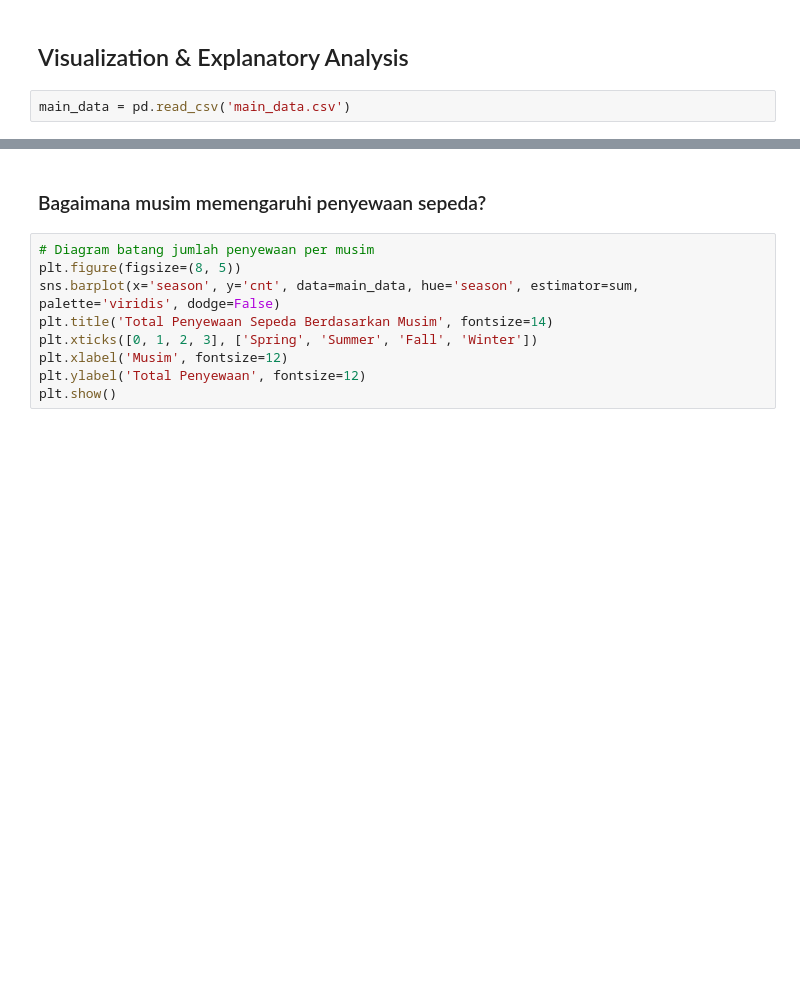
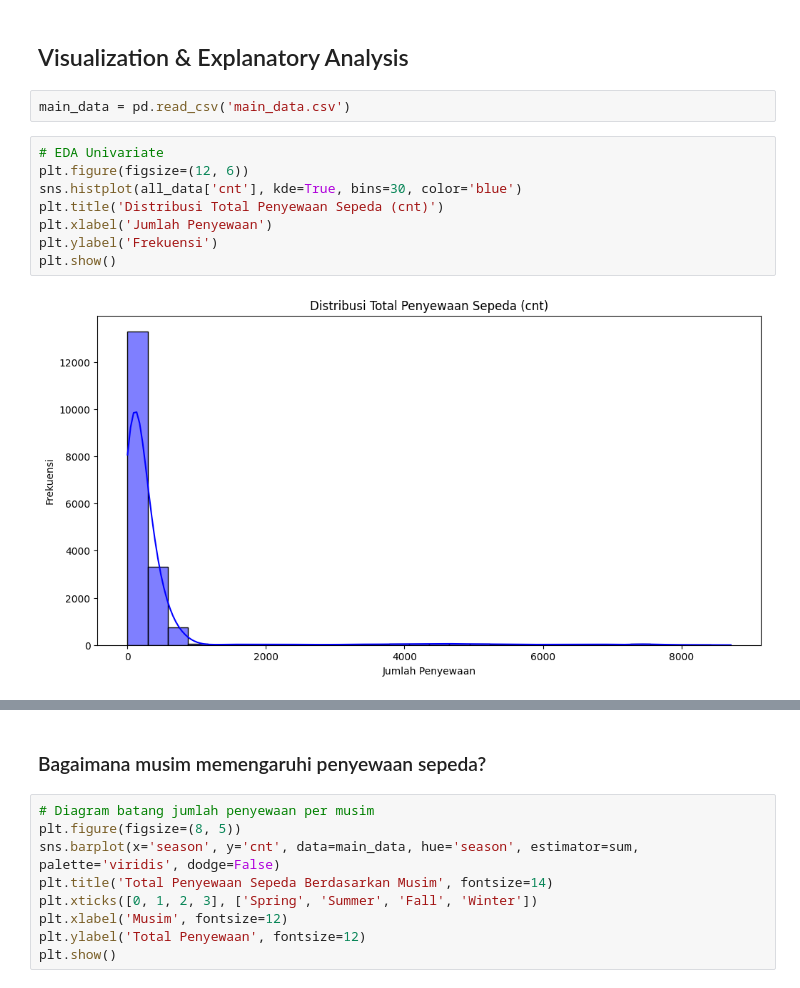
Before and after one commit to raddva/bike-sharing-dataset, a Jupyter notebook: notebook.ipynb, the cells around one changed output, grey strips where cells are left out. Drawn from its saved outputs; the diff is of its cells as text; blank space fills up the shorter version.

```diff
--- a/notebook.ipynb
+++ b/notebook.ipynb
@@ -138,3 +138,13 @@ all_data.to_csv('main_data.csv', index=False)
 ## Visualization & Explanatory Analysis
 # %%
 main_data = pd.read_csv('main_data.csv')
+# %%
+# EDA Univariate
+plt.figure(figsize=(12, 6))
+sns.histplot(all_data['cnt'], kde=True, bins=30, color='blue')
+plt.title('Distribusi Total Penyewaan Sepeda (cnt)')
+plt.xlabel('Jumlah Penyewaan')
+plt.ylabel('Frekuensi')
+plt.show()
+# %% [output]
+[figure, added]
```
Also changed, not shown: parts of 6 cells of this notebook.
